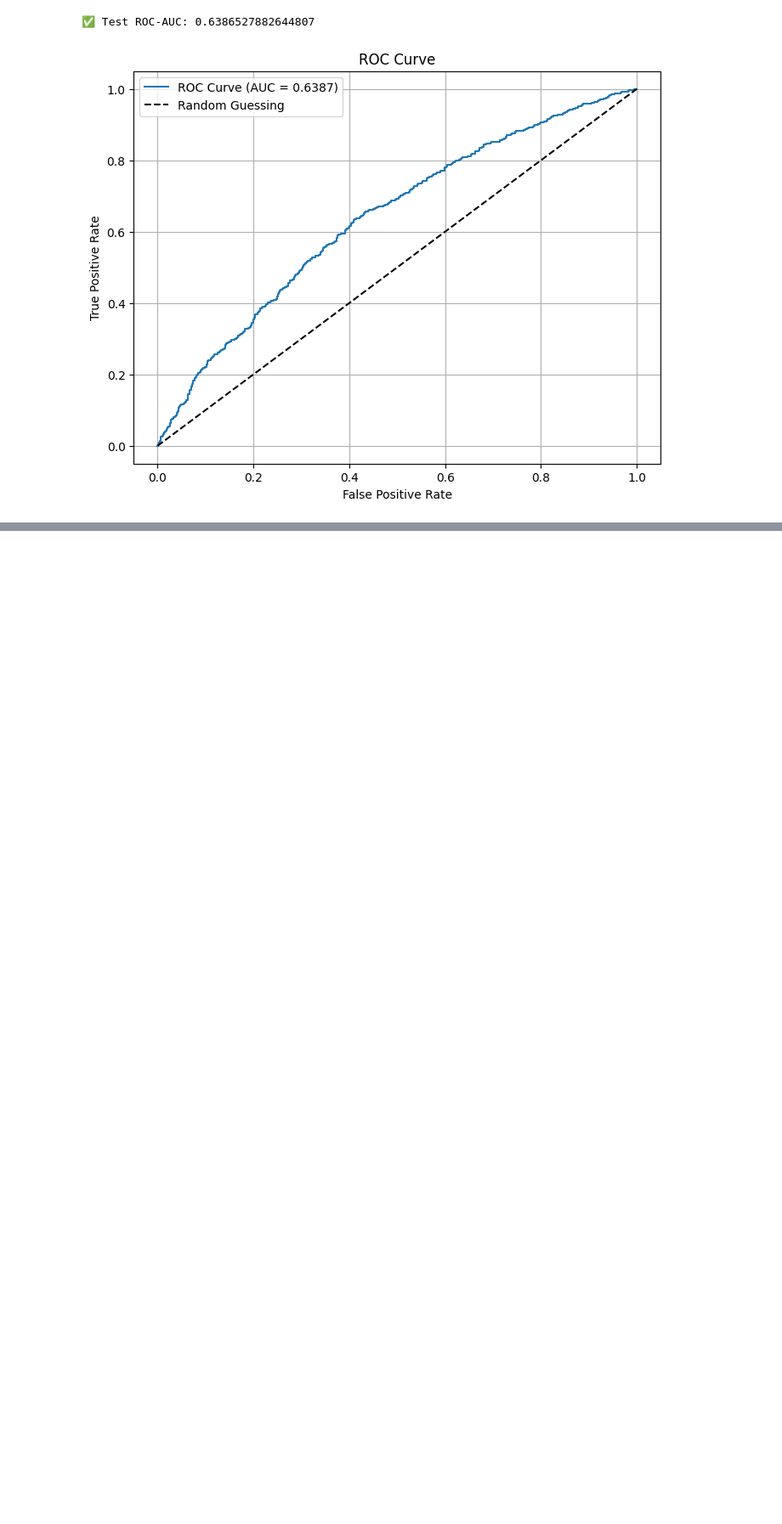
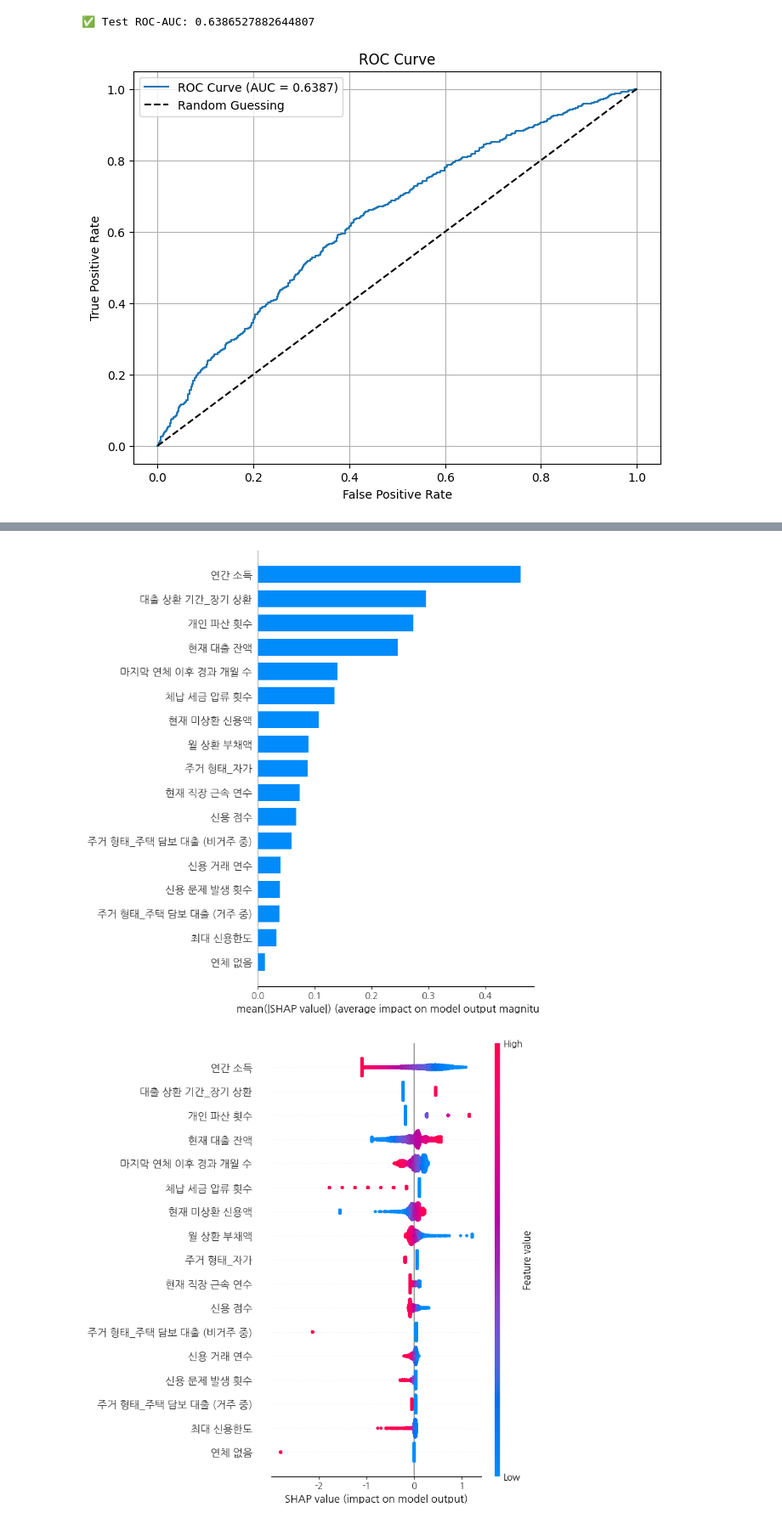
Before and after one commit to b00kkk/prediction_of_default, a Jupyter notebook: prediction_of_default.ipynb, the cells around one changed output, grey strips where cells are left out. Shown: that part at 85% size. Cells and saved outputs as stored; diff of their text form; code cells hidden in the pictures; blank space fills up the shorter version.

```diff
--- a/prediction_of_default.ipynb
+++ b/prediction_of_default.ipynb
@@ -76,10 +83,0 @@ def iqr_capping(df, col, factor=1.5):
-# %%
-# 함수적용 및 로그변환
-log_columns = ["현재 미상환 신용액", "월 상환 부채액", "현재 대출 잔액"]
-for df in [X, test_df]:
-    for col in log_columns:
-        df[col] = winsorize_series(df[col], 0.01, 0.99)
-        df[col] = np.log1p(df[col])
-
-for df in [X, test_df]:
-    iqr_capping(df, "연간 소득", factor=1.5)
@@ -135,0 +214,16 @@ plt.show()
+# %%
+import shap
+import matplotlib.pyplot as plt
+
+# 1. Explainer 생성
+explainer = shap.Explainer(sgd_model, X_train, feature_names=X.columns)
+
+# 2. SHAP 값 계산
+shap_values = explainer(X_train)
+
+# 3. 요약 플롯 (전체 변수 영향력 순위 + 분포)
+shap.summary_plot(shap_values, X_train, plot_type="bar")     # 중요도 막대형
+shap.summary_plot(shap_values, X_train)                       # 분포 시각화
+# %% [output]
+[figure, added]
+[figure, added]
```
Also changed, not shown: parts of 5 cells of this notebook.
